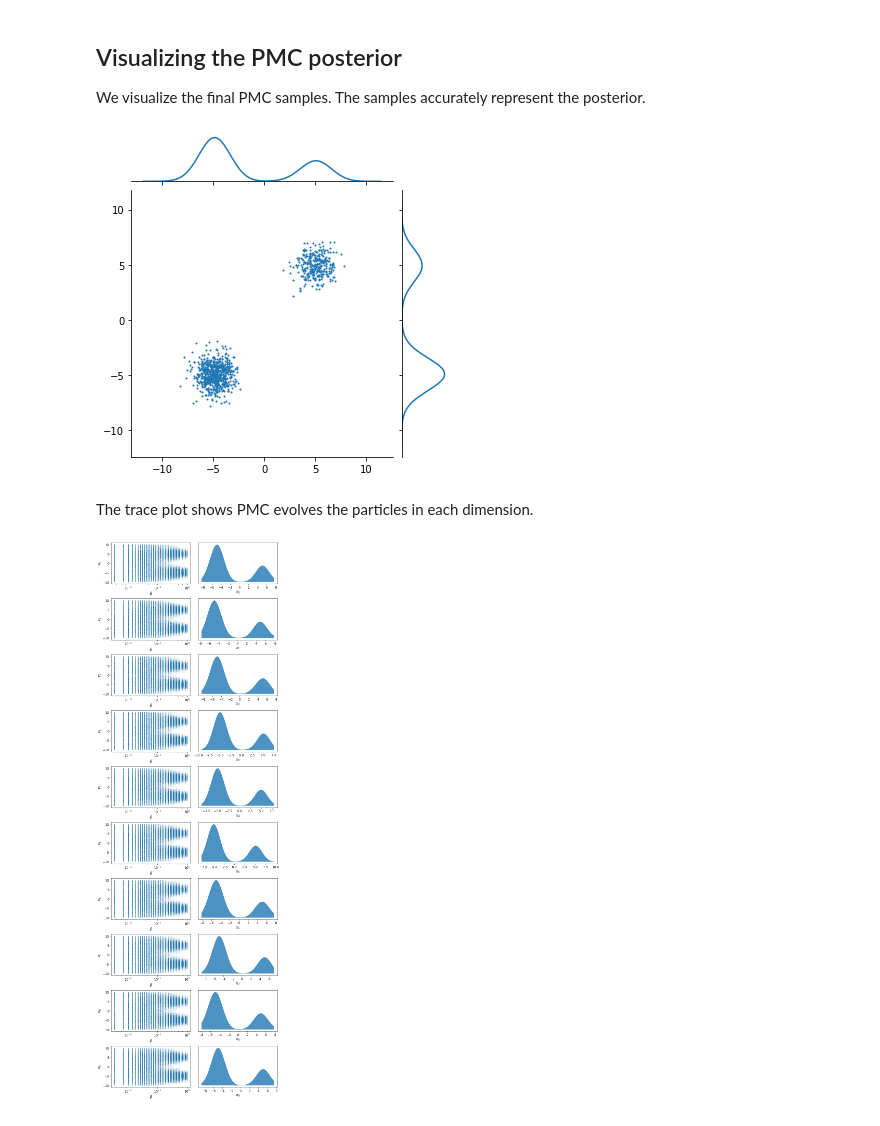
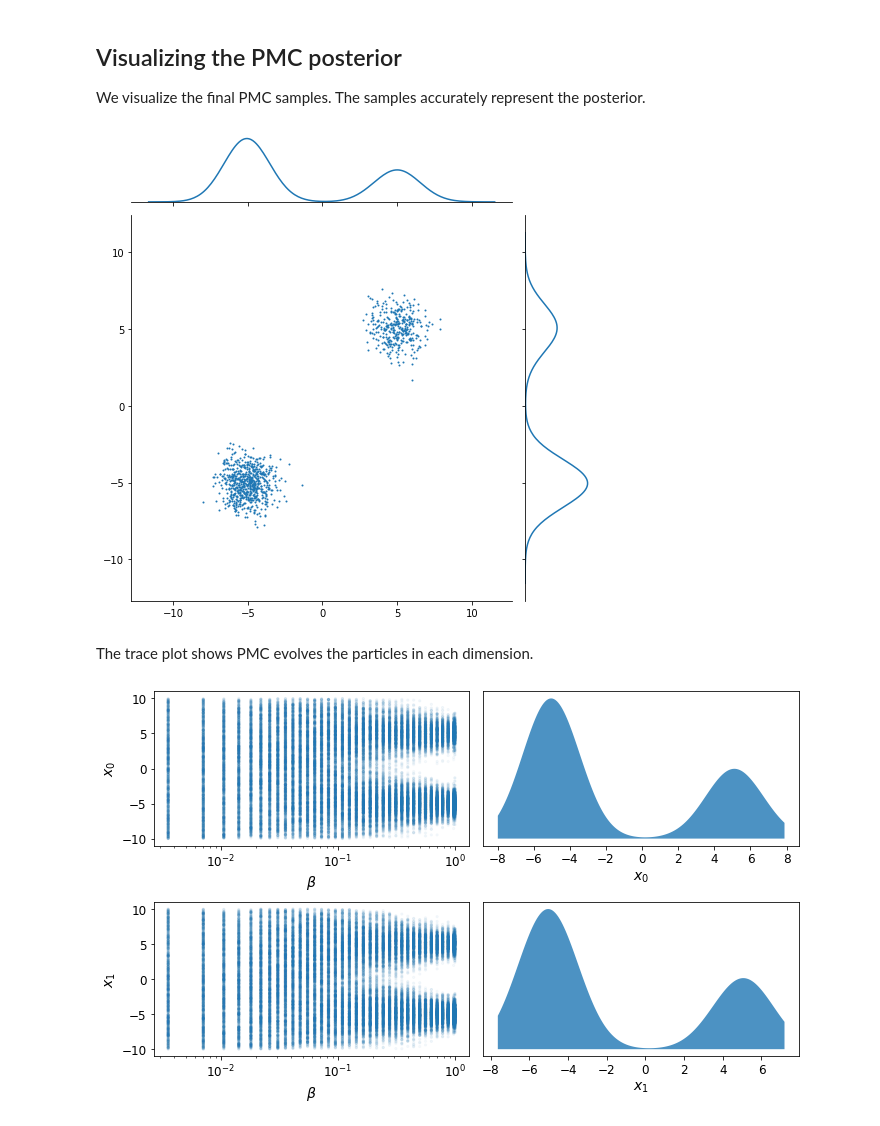
Before and after one commit to minaskar/pocomc, a Jupyter notebook: examples/Double Gaussian.ipynb, the cells around one changed output. Cells and saved outputs as stored; diff of their text form; code cells hidden in the pictures.

```diff
--- a/examples/Double Gaussian.ipynb
+++ b/examples/Double Gaussian.ipynb
@@ -71,8 +71,7 @@ pmc = pc.Sampler(
     log_likelihood,
     log_prior,
     bounds=bounds,
-    train_config={'l1': 0.2},
     random_state=0
 )
-pmc.run(prior_samples, check_shape=True)
+pmc.run(prior_samples)
 # %% [output]
@@ -85,20 +84,20 @@ We visualize the final PMC samples. The samples accurately represent the posteri
 import seaborn as sns
 
 x = pmc.results['samples']
-g = sns.JointGrid(height=5)
+g = sns.JointGrid(height=7)
 g.ax_joint.scatter(x[:, 0], x[:, 1], s=1.0)
 sns.kdeplot(x=x[:, 0], ax=g.ax_marg_x)
 sns.kdeplot(y=x[:, 1], ax=g.ax_marg_y)
 plt.show()
 # %% [output]
-[figure, old version]
+[figure, new version]
 # %% [markdown]
 The trace plot shows PMC evolves the particles in each dimension.
 # %%
-pc.plotting.trace(pmc.results)
+pc.plotting.trace(pmc.results, dims=[0, 1])
 plt.show()
 # %% [output]
-[figure, old version]
+[figure, new version]
 # %%
 pc.plotting.run(pmc.results)
 plt.show()
```
Also changed, not shown: parts of 2 cells of this notebook, 26 other files.
